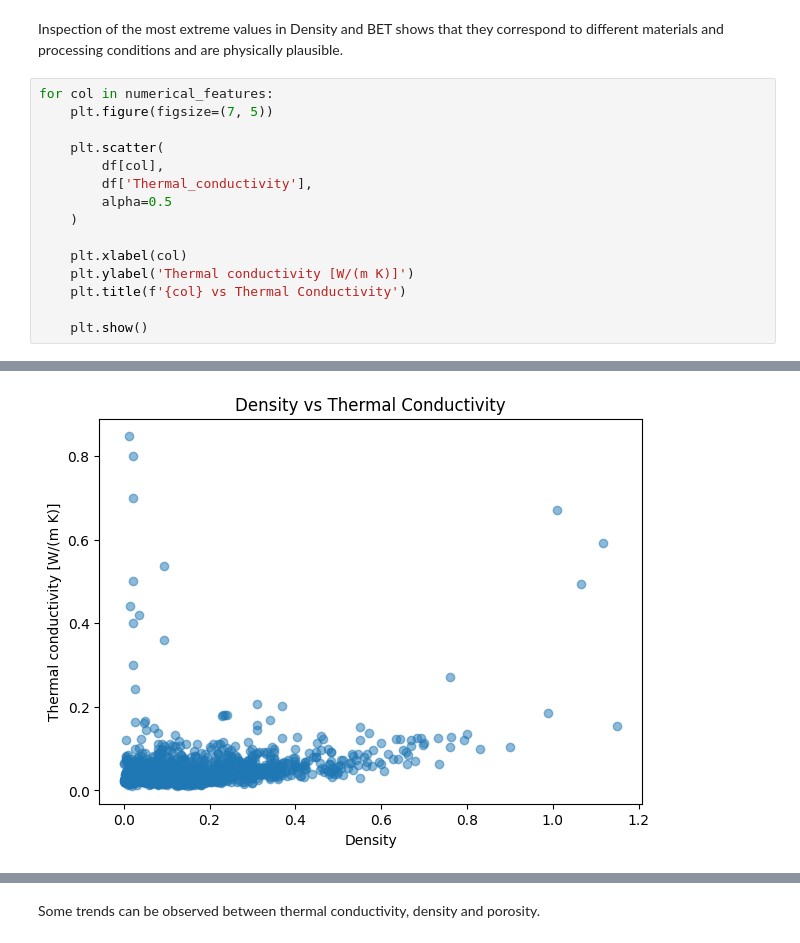
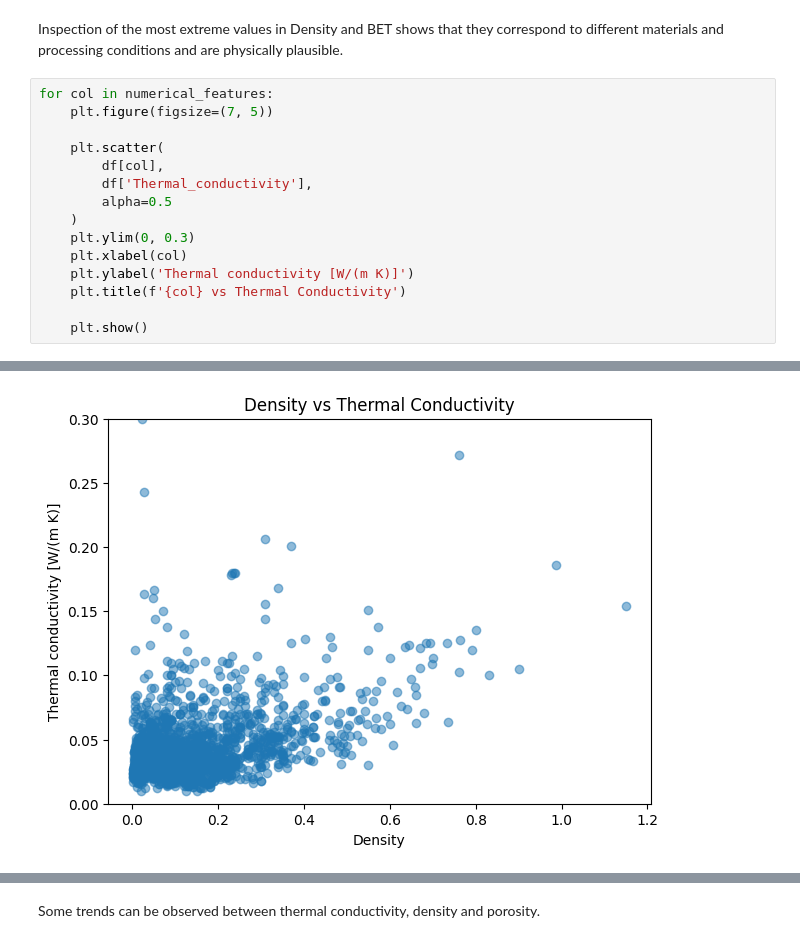
Before and after one commit to paulagirones/Aerogels_thermal_conductivity, a Jupyter notebook: aerogels_thermal_conductivity_ml.ipynb, the cells around one changed output, grey strips where cells are left out. Drawn from its saved outputs; the diff is of its cells as text.

```diff
--- a/aerogels_thermal_conductivity_ml.ipynb
+++ b/aerogels_thermal_conductivity_ml.ipynb
@@ -460,7 +491,7 @@ for col in numerical_features:
         df['Thermal_conductivity'],
         alpha=0.5
     )
-
+    plt.ylim(0, 0.3)
     plt.xlabel(col)
     plt.ylabel('Thermal conductivity [W/(m K)]')
     plt.title(f'{col} vs Thermal Conductivity')
@@ -471 +502 @@ for col in numerical_features:
-[figure, old version]
+[figure, new version]
```
Also changed, not shown: parts of 7 cells of this notebook.
